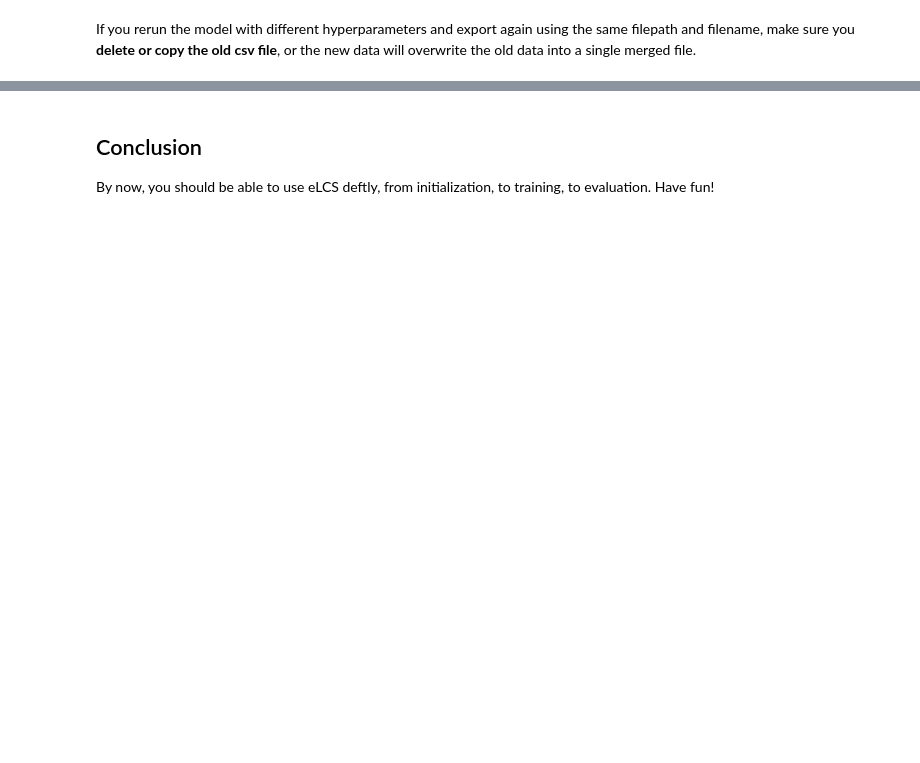
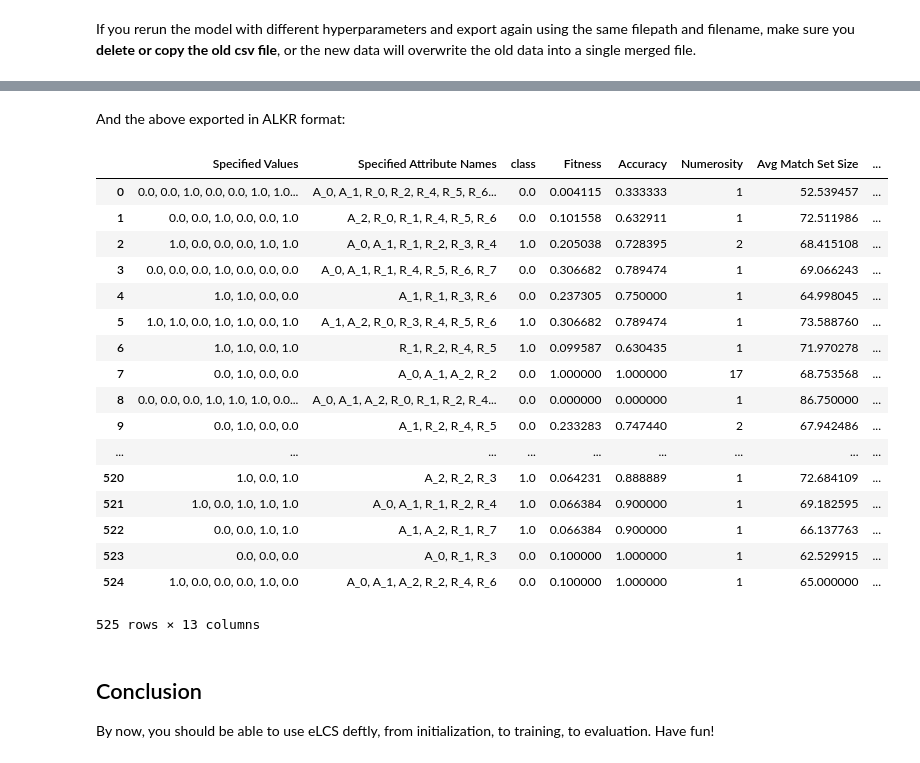
Before and after one commit to UrbsLab/scikit-eLCS, a Jupyter notebook: eLCS User Guide.ipynb, the cells around one changed output, grey strips where cells are left out. Cells and saved outputs as stored; diff of their text form; code cells hidden in the pictures; blank space fills up the shorter version.

```diff
--- a/eLCS User Guide.ipynb
+++ b/eLCS User Guide.ipynb
@@ -836,3 +836,29 @@ display(populationData2)
+# %% [markdown]
+And the above exported in ALKR format:
+# %%
+trainedModel.exportFinalRulePopulationToCSV(headers,classLabel,ALKR=True,filename="popData2.csv")
+
+populationData2 = pd.read_csv("popData2.csv")
+display(populationData2)
+# %% [output]
+|  | Specified Values | Specified Attribute Names | class | Fitness | Accuracy | Numerosity | Avg Match Set Size | ... |
+| 0 | 0.0, 0.0, 1.0, 0.0, 0.0, 1.0, 1.0... | A_0, A_1, R_0, R_2, R_4, R_5, R_6... | 0.0 | 0.004115 | 0.333333 | 1 | 52.539457 | ... |
+| 1 | 0.0, 0.0, 1.0, 0.0, 0.0, 1.0 | A_2, R_0, R_1, R_4, R_5, R_6 | 0.0 | 0.101558 | 0.632911 | 1 | 72.511986 | ... |
+| 2 | 1.0, 0.0, 0.0, 0.0, 1.0, 1.0 | A_0, A_1, R_1, R_2, R_3, R_4 | 1.0 | 0.205038 | 0.728395 | 2 | 68.415108 | ... |
+| 3 | 0.0, 0.0, 0.0, 1.0, 0.0, 0.0, 0.0 | A_0, A_1, R_1, R_4, R_5, R_6, R_7 | 0.0 | 0.306682 | 0.789474 | 1 | 69.066243 | ... |
+| 4 | 1.0, 1.0, 0.0, 0.0 | A_1, R_1, R_3, R_6 | 0.0 | 0.237305 | 0.750000 | 1 | 64.998045 | ... |
+| 5 | 1.0, 1.0, 0.0, 1.0, 1.0, 0.0, 1.0 | A_1, A_2, R_0, R_3, R_4, R_5, R_6 | 1.0 | 0.306682 | 0.789474 | 1 | 73.588760 | ... |
+| 6 | 1.0, 1.0, 0.0, 1.0 | R_1, R_2, R_4, R_5 | 1.0 | 0.099587 | 0.630435 | 1 | 71.970278 | ... |
+| 7 | 0.0, 1.0, 0.0, 0.0 | A_0, A_1, A_2, R_2 | 0.0 | 1.000000 | 1.000000 | 17 | 68.753568 | ... |
+| 8 | 0.0, 0.0, 0.0, 1.0, 1.0, 1.0, 0.0... | A_0, A_1, A_2, R_0, R_1, R_2, R_4... | 0.0 | 0.000000 | 0.000000 | 1 | 86.750000 | ... |
+| 9 | 0.0, 1.0, 0.0, 0.0 | A_1, R_2, R_4, R_5 | 0.0 | 0.233283 | 0.747440 | 2 | 67.942486 | ... |
+| ... | ... | ... | ... | ... | ... | ... | ... | ... |
+| 520 | 1.0, 0.0, 1.0 | A_2, R_2, R_3 | 1.0 | 0.064231 | 0.888889 | 1 | 72.684109 | ... |
+| 521 | 1.0, 0.0, 1.0, 1.0, 1.0 | A_0, A_1, R_1, R_2, R_4 | 1.0 | 0.066384 | 0.900000 | 1 | 69.182595 | ... |
+| 522 | 0.0, 0.0, 1.0, 1.0 | A_1, A_2, R_1, R_7 | 1.0 | 0.066384 | 0.900000 | 1 | 66.137763 | ... |
+| 523 | 0.0, 0.0, 0.0 | A_0, R_1, R_3 | 0.0 | 0.100000 | 1.000000 | 1 | 62.529915 | ... |
+| 524 | 1.0, 0.0, 0.0, 0.0, 1.0, 0.0 | A_0, A_1, A_2, R_2, R_4, R_6 | 0.0 | 0.100000 | 1.000000 | 1 | 65.000000 | ... |
+525 rows × 13 columns
 # %% [markdown]
 ## Conclusion
 
```
Also changed, not shown: parts of 13 cells of this notebook, 9 other files.
